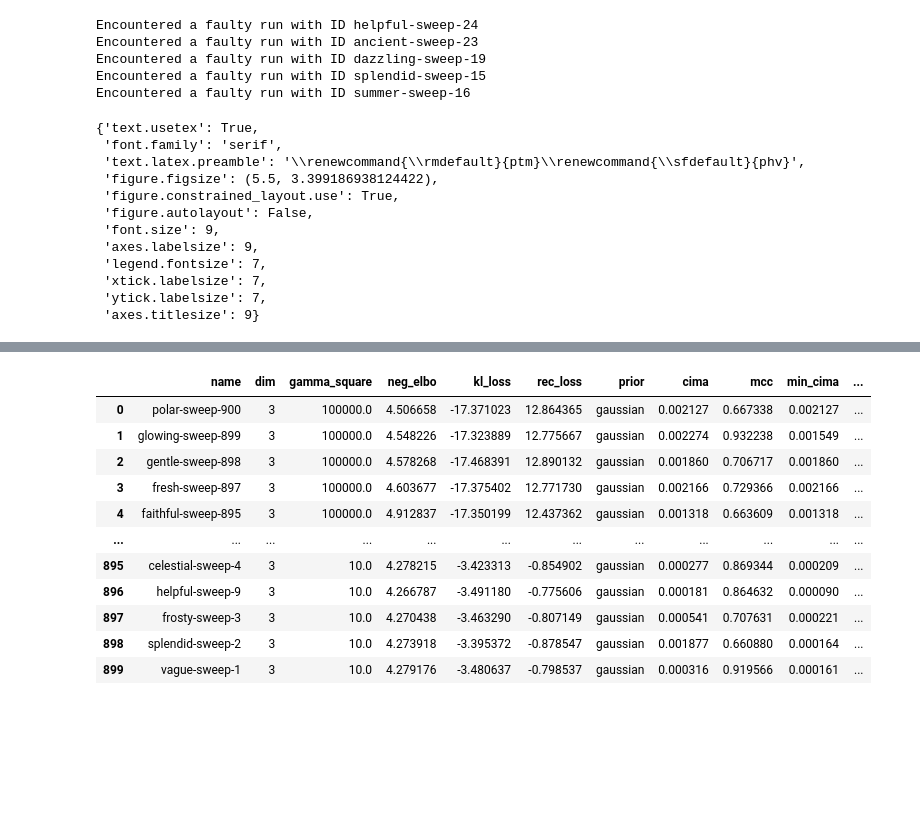
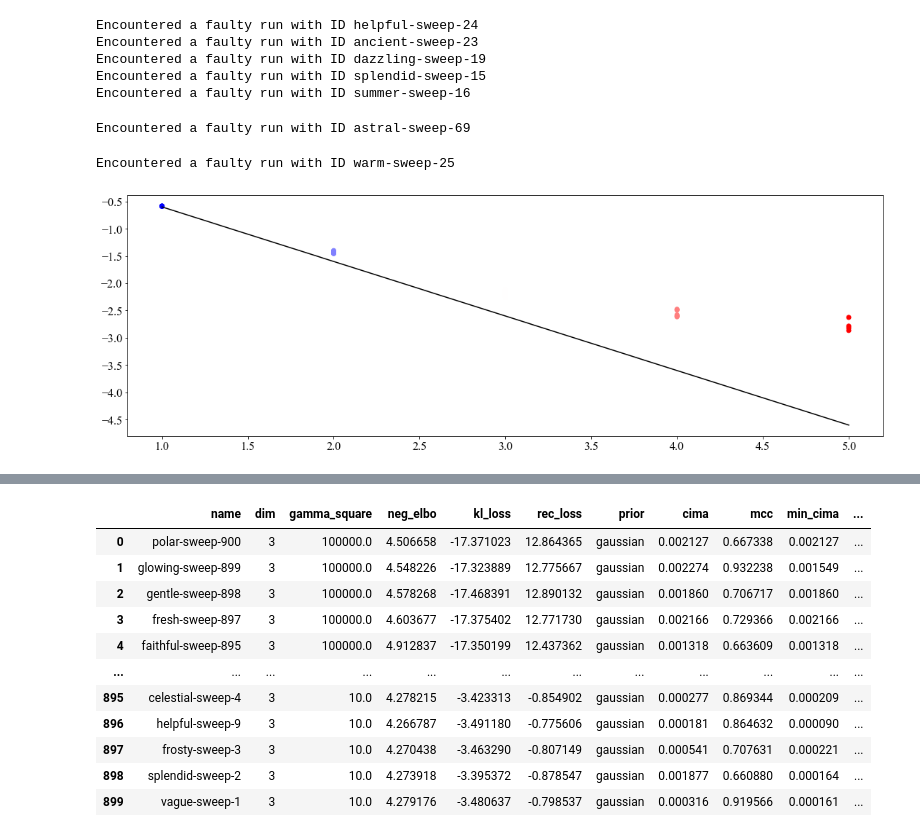
Before and after one commit to rpatrik96/ima-vae, a Jupyter notebook: notebooks/self_cons_plots_bigger_models.ipynb, the cells around one changed output, grey strips where cells are left out. Saved outputs shown, nothing was run; the diff lists cells and outputs as text; code cells hidden in the pictures; blank space fills up the shorter version.

```diff
--- a/notebooks/self_cons_plots_bigger_models.ipynb
+++ b/notebooks/self_cons_plots_bigger_models.ipynb
@@ -58,18 +55,3 @@ last_mse_obs = [run.history(keys=[f"Metrics/val/mse_obs_decoded_mean_latents"]
                 ).iloc[-1][
                     "Metrics/val/mse_obs_decoded_mean_latents"
                 ] for run in sweep.runs]
-# %%
-bundles.neurips2022()
-# %% [output]
-{'text.usetex': True,
- 'font.family': 'serif',
- 'text.latex.preamble': '\\renewcommand{\\rmdefault}{ptm}\\renewcommand{\\sfdefault}{phv}',
- 'figure.figsize': (5.5, 3.399186938124422),
- 'figure.constrained_layout.use': True,
- 'figure.autolayout': False,
- 'font.size': 9,
- 'axes.labelsize': 9,
- 'legend.fontsize': 7,
- 'xtick.labelsize': 7,
- 'ytick.labelsize': 7,
- 'axes.titlesize': 9}
@@ -75,0 +63,8 @@ bundles.neurips2022()
+# %%
+
+SWEEP_ID = "dn0h77v3"
+sweep = api.sweep(f"{ENTITY}/{PROJECT}/{SWEEP_ID}")
+filename = f"mlp_sweep_{SWEEP_ID}.csv"
+runs_df_longer_more_seeds = sweep2df(sweep.runs, filename, save=True, load=False)
+# %% [output]
+Encountered a faulty run with ID astral-sweep-69
@@ -75,0 +76,17 @@ bundles.neurips2022()
+# %%
+
+SWEEP_ID = "cd9pbjx3"
+sweep = api.sweep(f"{ENTITY}/{PROJECT}/{SWEEP_ID}")
+filename = f"mlp_sweep_{SWEEP_ID}.csv"
+runs_df_fix_prior = sweep2df(sweep.runs, filename, save=True, load=False)
+# %% [output]
+Encountered a faulty run with ID warm-sweep-25
+# %%
+with plt.rc_context({"xtick.labelsize" : 16, "ytick.labelsize" : 16}):
+    plt.figure(figsize=(15,5))
+    plt.scatter(np.log10(runs_df_fix_prior.gamma_square), np.log10(np.sqrt(runs_df_fix_prior.mse_obs_decoded_mean_latents)), c=np.log10(runs_df_fix_prior.gamma_square), cmap="bwr")
+    # plt.plot(np.linspace(1, 5.4), -np.linspace(0, 4.4), c="black", label='$y=x$')
+    points = np.linspace(1, 5)
+    plt.plot(points, -points+.4, c="black", label='$y=x$')
+# %% [output]
+[figure, added]
```
Also changed, not shown: parts of 5 cells of this notebook.
